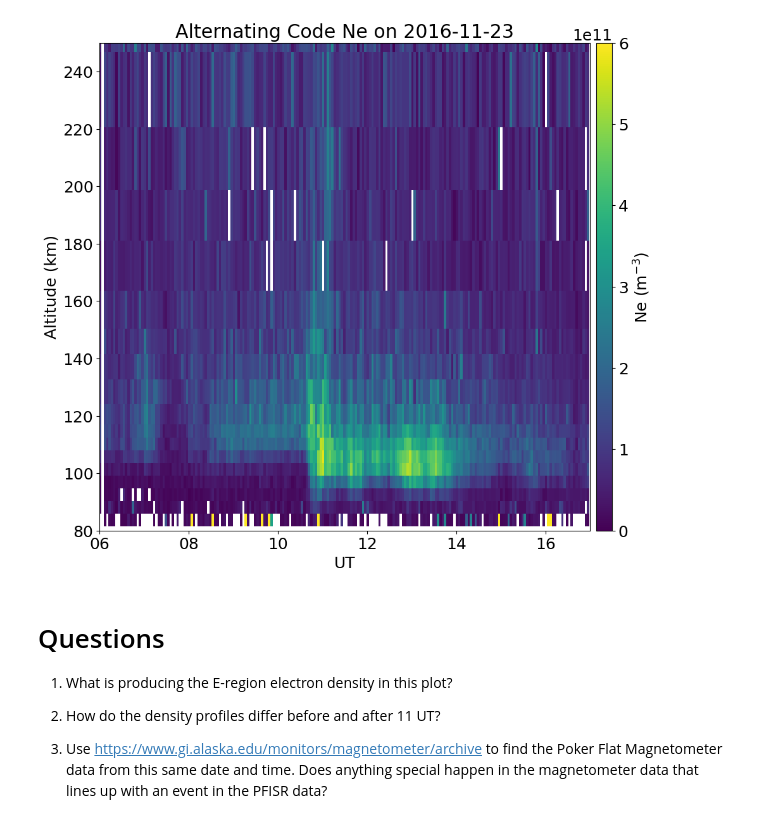
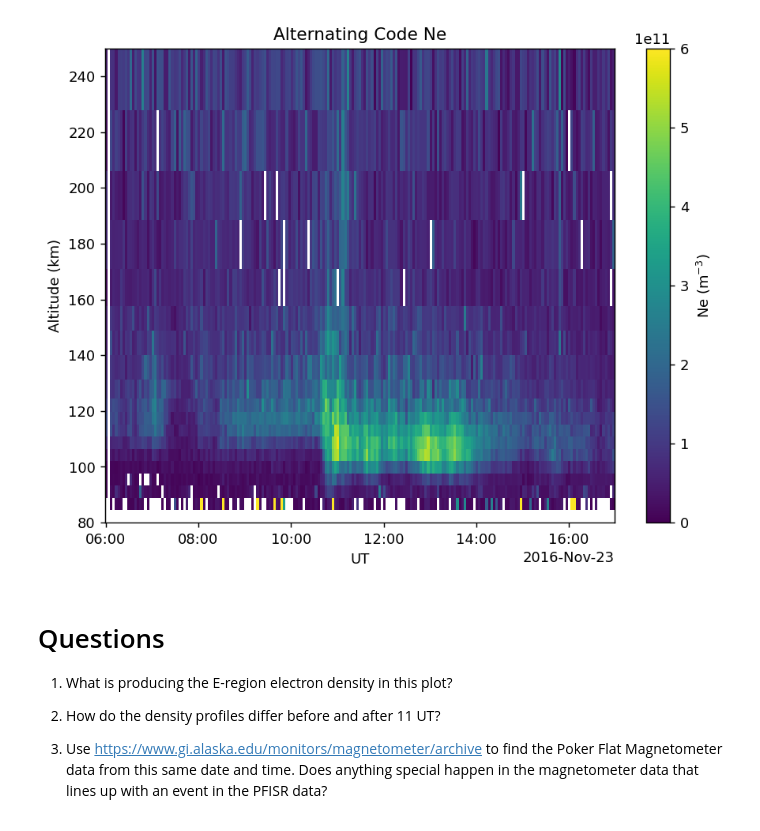
Before and after one commit to isrsummerschool/lecture_supplements_2024, a Jupyter notebook: data_use_examples/DataExample1.ipynb, the cells around one changed output. Drawn from its saved outputs; the diff is of its cells as text; code cells hidden in the pictures.

```diff
--- a/data_use_examples/DataExample1.ipynb
+++ b/data_use_examples/DataExample1.ipynb
@@ -47,0 +50,5 @@ Madrigal version: 2.6.2
+# %%
+# Get all the files associated with the experiment:
+fileList = maddat.getExperimentFiles(expList[0].id)
+for file in fileList:
+    print(os.path.basename(file.name),'\tkindat:',file.kindat,'desc:',file.kindatdesc)
@@ -63,8 +128,8 @@ with h5py.File(outfilename,'r') as f:
         outdct['bid'] = dat['1D Parameters/beamid'][0]
         outdct['azm'] = dat['1D Parameters/azm'][0]
         outdct['elm'] = dat['1D Parameters/elm'][0]
-        outdct['ne'] = 10**(dat['2D Parameters/nel'][:])
-        outdct['dne'] = 10**(dat['2D Parameters/dnel'][:])
+        outdct['ne'] = dat['2D Parameters/ne'][:]     # different from old SRI madrigal 2
+        outdct['dne'] = dat['2D Parameters/dne'][:]   # different from old SRI madrigal 2
         outdct['te'] = dat['2D Parameters/te'][:]
         outdct['dte'] = dat['2D Parameters/dte'][:]
         outdct['ti'] = dat['2D Parameters/ti'][:]
@@ -105,27 +170,25 @@ for i,d in enumerate(PFISR_data):
     if d['elm']==77.5:
         bind=i
 bdat=PFISR_data[bind]
-# %%
-plt.rcParams['figure.figsize']=10,10
-plt.rcParams['font.size']=18
-fig,ax=plt.subplots(1,1)
-clrs = ax.pcolormesh(mdates.date2num(bdat['time']),bdat['altitude'],bdat['ne'],vmin=0,vmax=6e11,shading='nearest')
-
-ax.set_xlim([mdates.date2num(datetime.datetime(2016,11,23,6,0,0)),mdates.date2num(datetime.datetime(2016,11,23,17,0,0))])
-ax.set_xticks(np.arange(mdates.date2num(datetime.datetime(2016,11,23,6,0,0)),mdates.date2num(datetime.datetime(2016,11,23,17,0,0)),2.0001/24.0))
-ax.set_ylim([80,250])
-
-ax.xaxis.set_major_formatter(mdates.DateFormatter('%H'))
-ax.set_xlabel('UT')
-ax.set_ylabel('Altitude (km)')
-ax.set_title('Alternating Code Ne on 2016-11-23')
-
-box=ax.get_position()
-cbarax=fig.add_axes([box.x0+box.width+0.01, box.y0, 0.025, box.height])
-cb=plt.colorbar(clrs,cax=cbarax)
-cb.set_label('Ne (m$^{-3}$)')
-# %% [output]
-[figure, removed]
+# %%
+fig,ax=plt.subplots(figsize=(8,6), dpi=130)
+clrs = ax.pcolormesh(mdates.date2num(bdat['time']),bdat['altitude']/1e3,bdat['ne'],vmin=0,vmax=6e11,shading='nearest')
+
+locator = mdates.AutoDateLocator(minticks=3, maxticks=7)
+formatter = mdates.ConciseDateFormatter(locator)
+ax.xaxis.set_major_locator(locator)
+ax.xaxis.set_major_formatter(formatter)
+
+ax.set_ylim([80,250])
+
+ax.set_xlabel('UT')
+ax.set_ylabel('Altitude (km)')
+ax.set_title('Alternating Code Ne')
+
+cb=fig.colorbar(clrs)
+cb.set_label('Ne (m$^{-3}$)')
+# %% [output]
+[figure, added]
 # %% [markdown]
 # Questions
 
```
Also changed, not shown: parts of 9 cells of this notebook, 1 other file.
